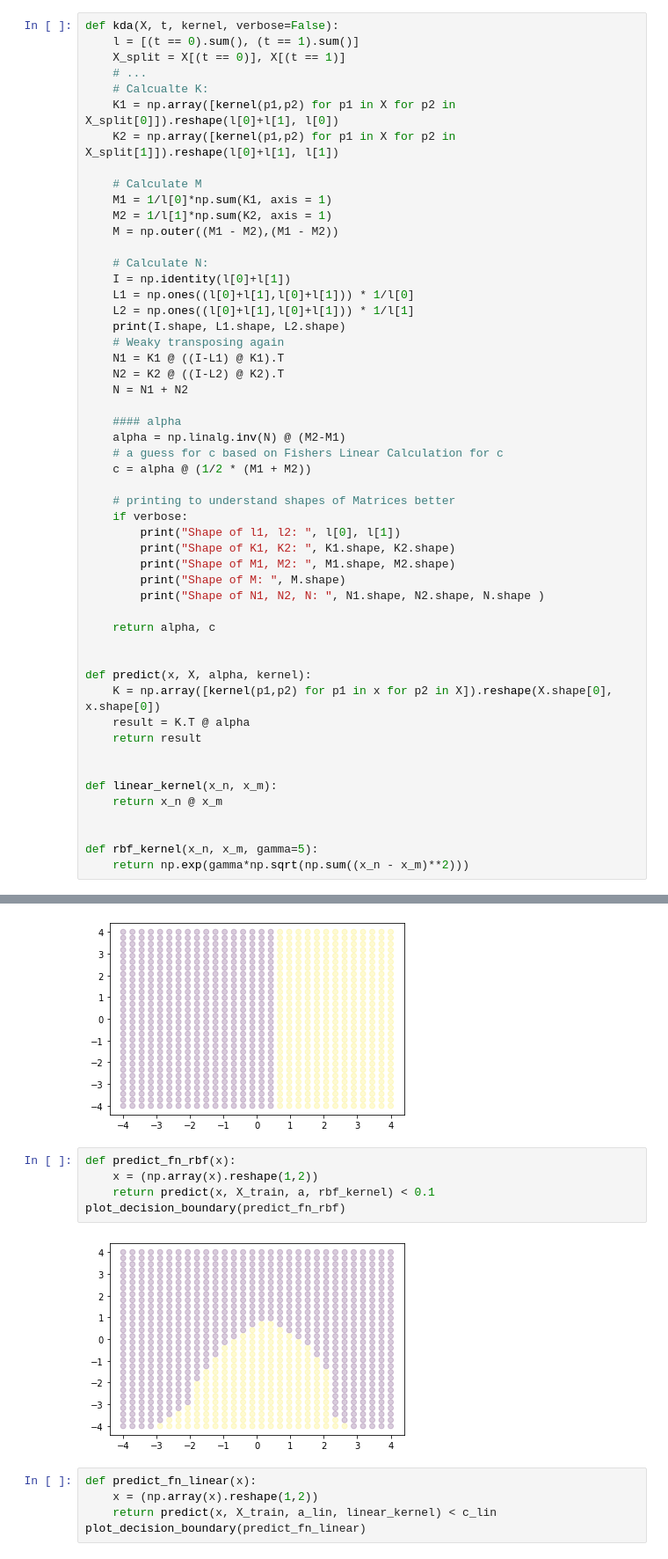
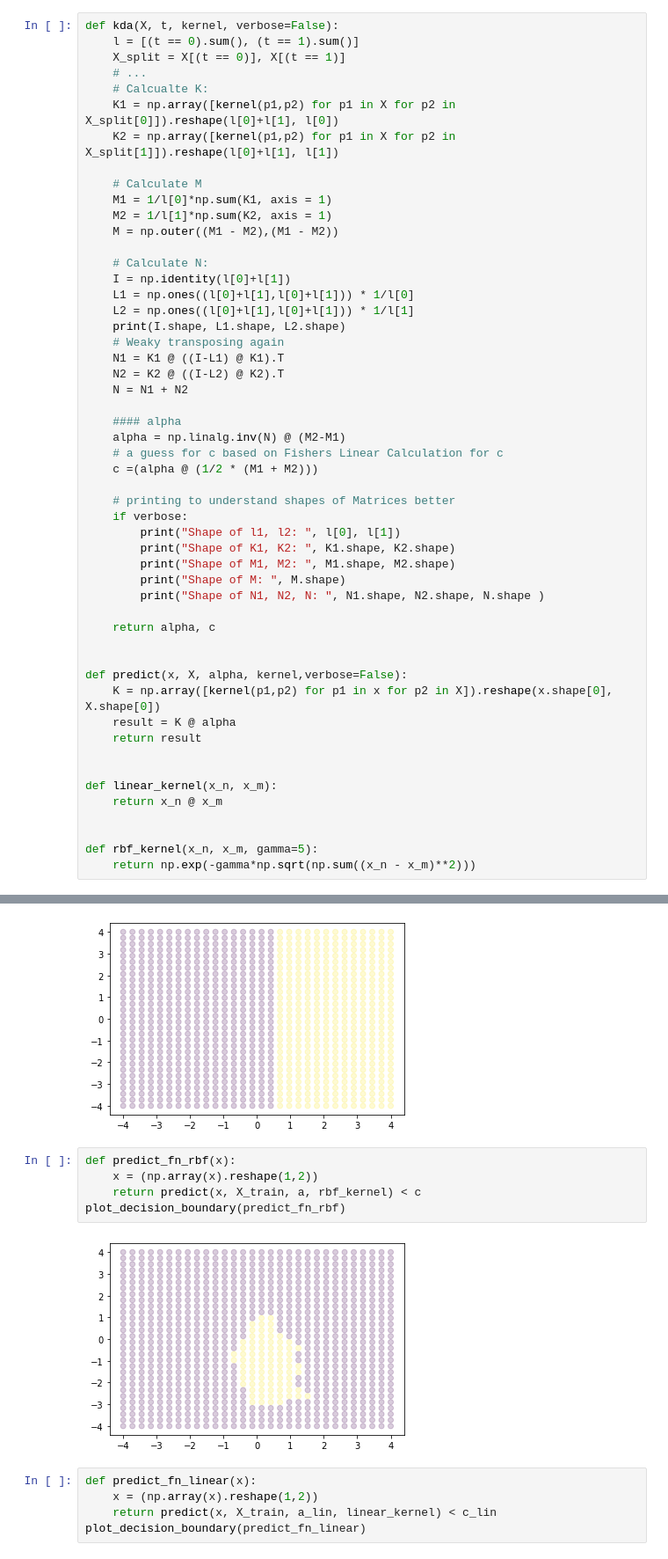
Before and after one commit to simonblaue/Master, a Jupyter notebook: Machine Learning/Practical 3/3_[NAME1]_[NAME2]_[NAME3].ipynb, the cells around one changed output, grey strips where cells are left out. Shown at 88% size. Saved outputs shown, nothing was run; the diff lists cells and outputs as text.

```diff
--- a/Machine Learning/Practical 3/3_[NAME1]_[NAME2]_[NAME3].ipynb
+++ b/Machine Learning/Practical 3/3_[NAME1]_[NAME2]_[NAME3].ipynb
@@ -166,7 +166,7 @@ def kda(X, t, kernel, verbose=False):
     #### alpha
     alpha = np.linalg.inv(N) @ (M2-M1)
     # a guess for c based on Fishers Linear Calculation for c
-    c = alpha @ (1/2 * (M1 + M2))
+    c =(alpha @ (1/2 * (M1 + M2)))
 
     # printing to understand shapes of Matrices better
     if verbose:
@@ -179,9 +179,9 @@ def kda(X, t, kernel, verbose=False):
     return alpha, c
 
 
-def predict(x, X, alpha, kernel):
-    K = np.array([kernel(p1,p2) for p1 in x for p2 in X]).reshape(X.shape[0], x.shape[0])
-    result = K.T @ alpha
+def predict(x, X, alpha, kernel,verbose=False):
+    K = np.array([kernel(p1,p2) for p1 in x for p2 in X]).reshape(x.shape[0], X.shape[0])
+    result = K @ alpha
     return result
 
 
@@ -190,7 +190,7 @@ def linear_kernel(x_n, x_m):
 
 
 def rbf_kernel(x_n, x_m, gamma=5):
-    return np.exp(gamma*np.sqrt(np.sum((x_n - x_m)**2)))
+    return np.exp(-gamma*np.sqrt(np.sum((x_n - x_m)**2)))
 # %%
 # Perform KDA with linear and RBF kernel
 
@@ -308,10 +308,10 @@ plot_decision_boundary(predict_fn)
 # %%
 def predict_fn_rbf(x):
     x = (np.array(x).reshape(1,2))
-    return predict(x, X_train, a, rbf_kernel) < 0.1
+    return predict(x, X_train, a, rbf_kernel) < c
 plot_decision_boundary(predict_fn_rbf)
 # %% [output]
-[figure, old version]
+[figure, new version]
 # %%
 def predict_fn_linear(x):
     x = (np.array(x).reshape(1,2))
```
Also changed, not shown: parts of 4 cells of this notebook, 1 other file.
